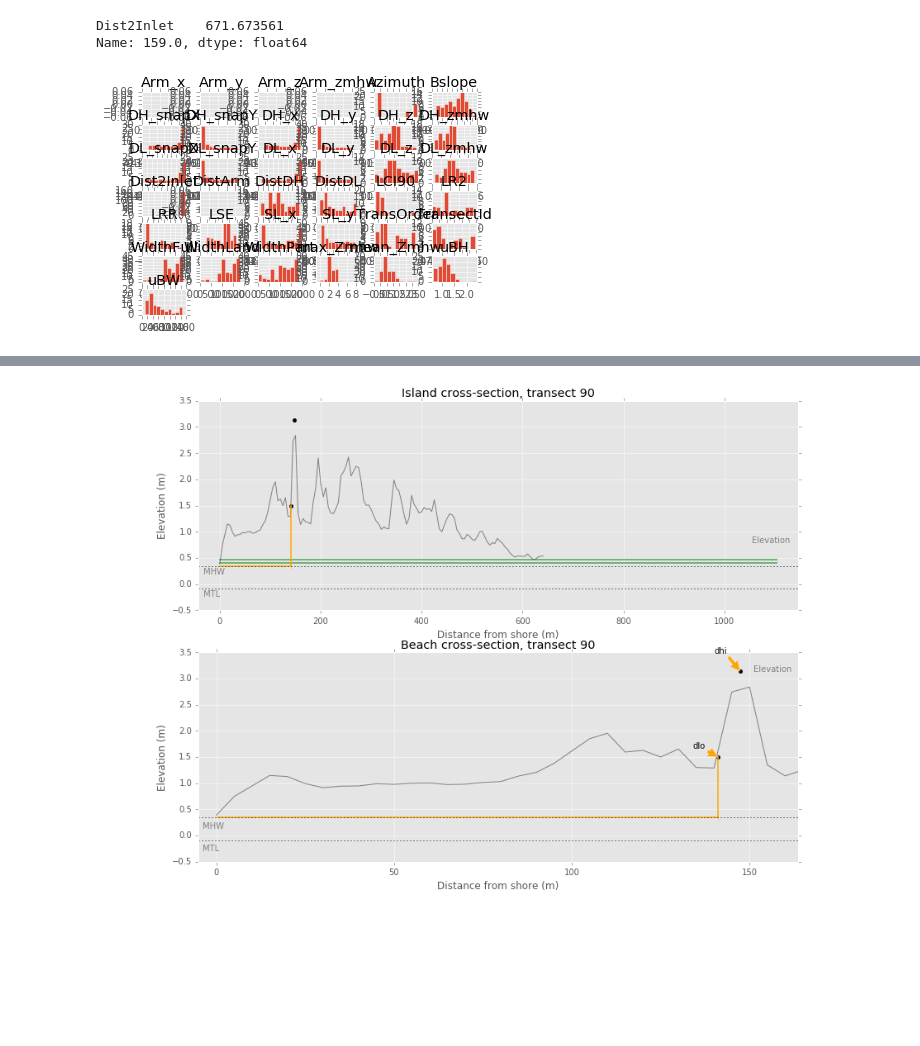
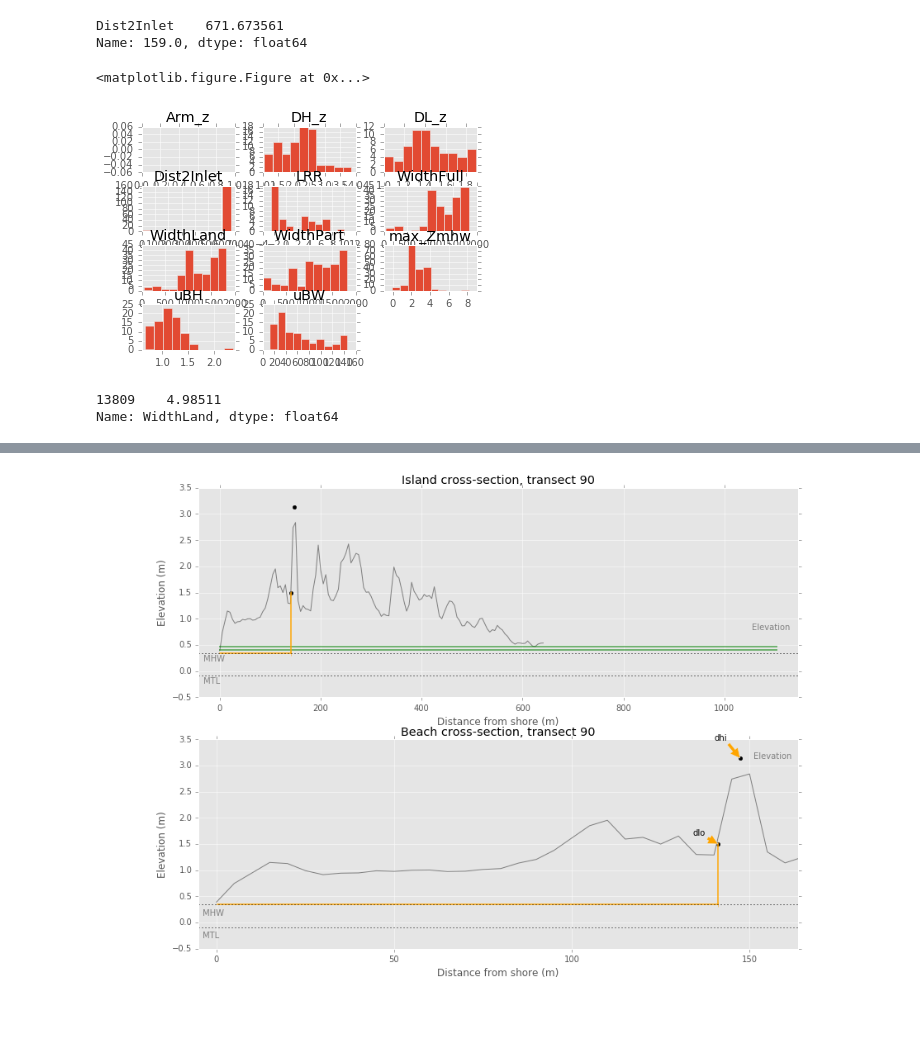
Before and after one commit to esturdivant-usgs/BI-geomorph-extraction, a Jupyter notebook: CoastalVarExtractor/qc_plotting.ipynb, the cells around one changed output, grey strips where cells are left out. Cells and saved outputs as stored; diff of their text form; code cells hidden in the pictures; blank space fills up the shorter version.

```diff
--- a/CoastalVarExtractor/qc_plotting.ipynb
+++ b/CoastalVarExtractor/qc_plotting.ipynb
@@ -38,12 +38,20 @@ Dist2Inlet    671.673561
 Name: 159.0, dtype: float64
 # %%
 # Histograms for each transect variable
-# fig = plt.figure(figsize=(13,13))
-trans_df.hist()
+hist_cols = ['Arm_z', 'DH_z', 'DL_z', 'Dist2Inlet', 'LRR', 'WidthFull', 'WidthLand',
+             'WidthPart', 'max_Zmhw', 'uBH', 'uBW']
+trans_df.loc[:,hist_cols].hist()
 plt.show()
 plt.close('all')
 # %% [output]
+<matplotlib.figure.Figure at 0x...>
-[figure, old version]
+[figure, new version]
+# %%
+
+pts_set.WidthLand.tail(1) / len(pts_set)
+# %% [output]
+13809    4.98511
+Name: WidthLand, dtype: float64
 # %%
 # 140 is a good one.
 trans_in = int(input('Transect ID ({:d}-{:d}): '.format(int(pts_df[tID_fld].head(1)), int(pts_df[tID_fld].tail(1)))))
```
Also changed, not shown: parts of 5 cells of this notebook, 4 other files.
